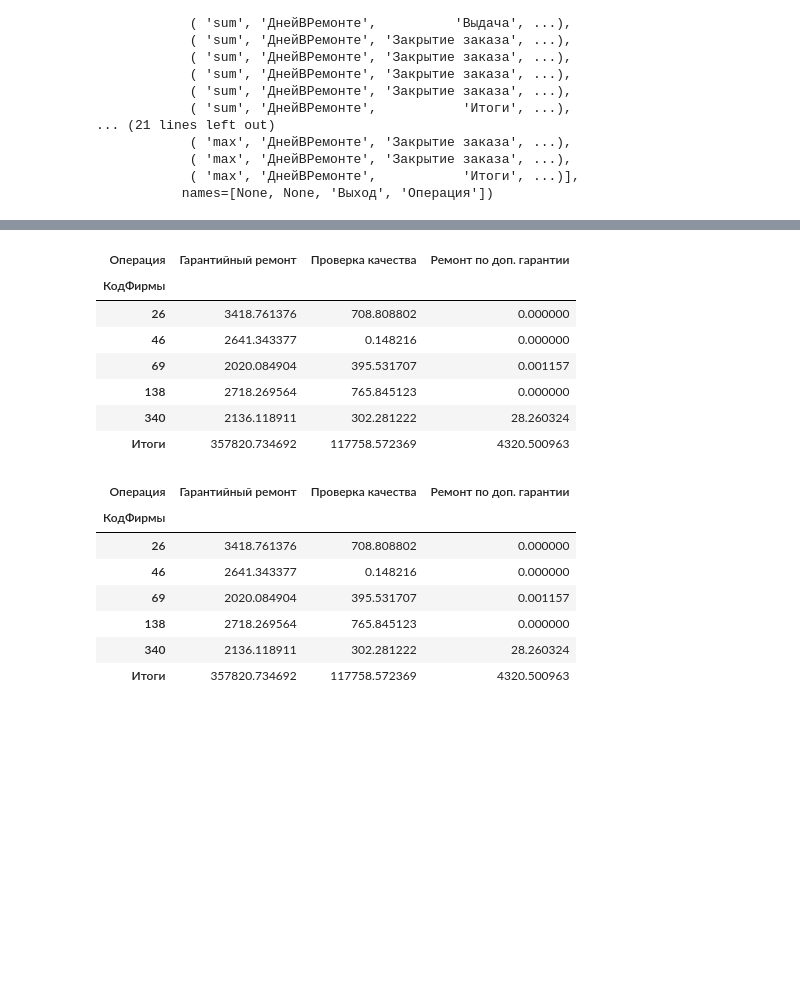
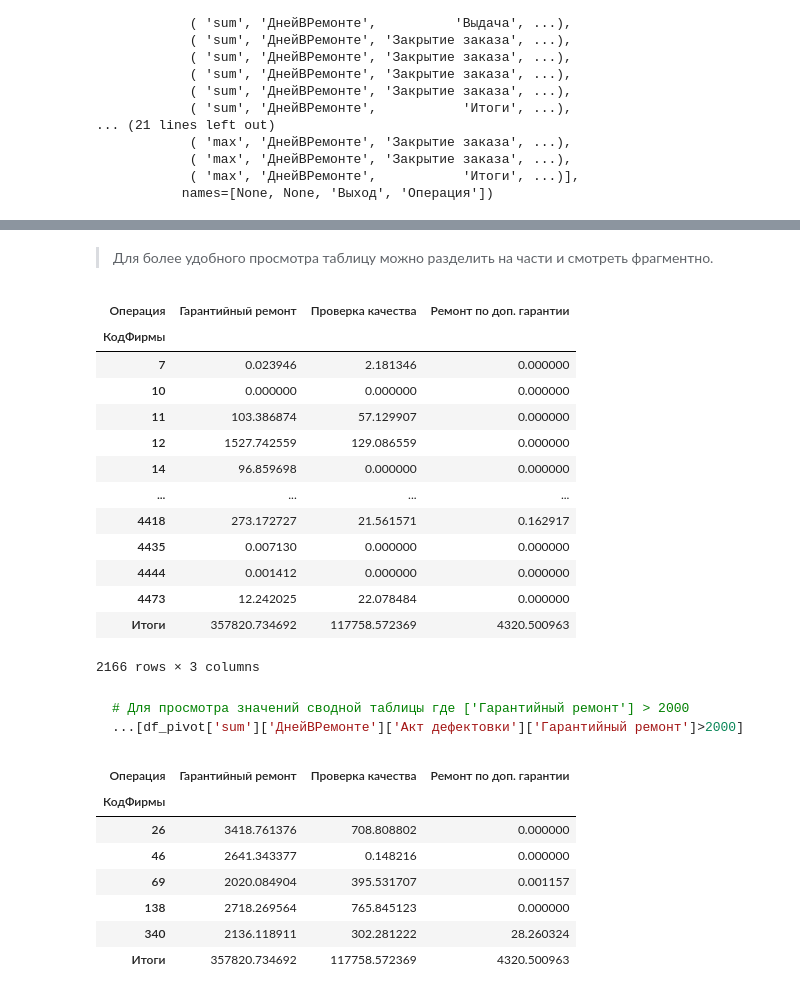
Before and after one commit to HarakaRisasi/dns_data_analysis_study, a Jupyter notebook: 3 занятие/урок 3.ipynb, the cells around one changed output, grey strips where cells are left out. Drawn from its saved outputs; the diff is of its cells as text; code cells hidden in the pictures; blank space fills up the shorter version.

````diff
--- a/3 занятие/урок 3.ipynb
+++ b/3 занятие/урок 3.ipynb
@@ -245,15 +278,28 @@ MultiIndex([( 'sum', 'ДнейВРемонте',  'Акт дефектовки',
+# %% [markdown]
+>Для более удобного просмотра таблицу можно разделить на части и смотреть фрагментно.
 # %%
-df_=df_pivot['sum']['ДнейВРемонте']['Акт дефектовки'][df_pivot['sum']['ДнейВРемонте']['Акт дефектовки']['Гарантийный ремонт']>2000]
+df_=df_pivot['sum']['ДнейВРемонте']['Акт дефектовки']
 df_
 # %% [output]
 | Операция | Гарантийный ремонт | Проверка качества | Ремонт по доп. гарантии |
 | КодФирмы |  |  |  |
-| 26 | 3418.761376 | 708.808802 | 0.000000 |
-| 46 | 2641.343377 | 0.148216 | 0.000000 |
-| 69 | 2020.084904 | 395.531707 | 0.001157 |
-| 138 | 2718.269564 | 765.845123 | 0.000000 |
-| 340 | 2136.118911 | 302.281222 | 28.260324 |
+| 7 | 0.023946 | 2.181346 | 0.000000 |
+| 10 | 0.000000 | 0.000000 | 0.000000 |
+| 11 | 103.386874 | 57.129907 | 0.000000 |
+| 12 | 1527.742559 | 129.086559 | 0.000000 |
+| 14 | 96.859698 | 0.000000 | 0.000000 |
+| ... | ... | ... | ... |
+| 4418 | 273.172727 | 21.561571 | 0.162917 |
+| 4435 | 0.007130 | 0.000000 | 0.000000 |
+| 4444 | 0.001412 | 0.000000 | 0.000000 |
+| 4473 | 12.242025 | 22.078484 | 0.000000 |
 | Итоги | 357820.734692 | 117758.572369 | 4320.500963 |
+2166 rows × 3 columns
+# %% [markdown]
+```Python
+# Для просмотра значений сводной таблицы где ['Гарантийный ремонт'] > 2000
+...[df_pivot['sum']['ДнейВРемонте']['Акт дефектовки']['Гарантийный ремонт']>2000]
+```
 # %%
 df_part=df_pivot['sum']['ДнейВРемонте']['Акт дефектовки']
 df_part[df_part['Гарантийный ремонт']>2000]
````
Also changed, not shown: parts of 6 cells of this notebook.
